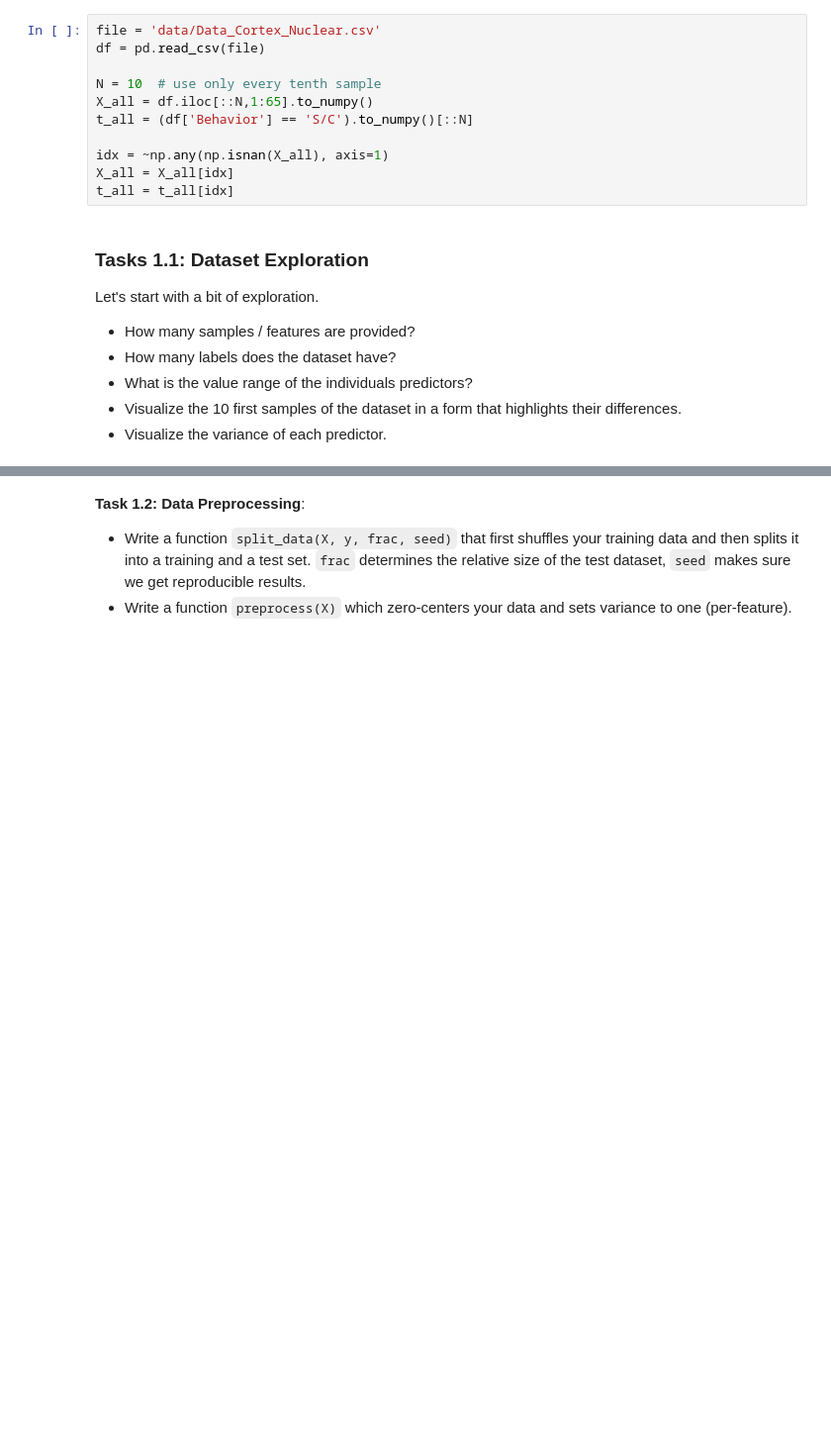
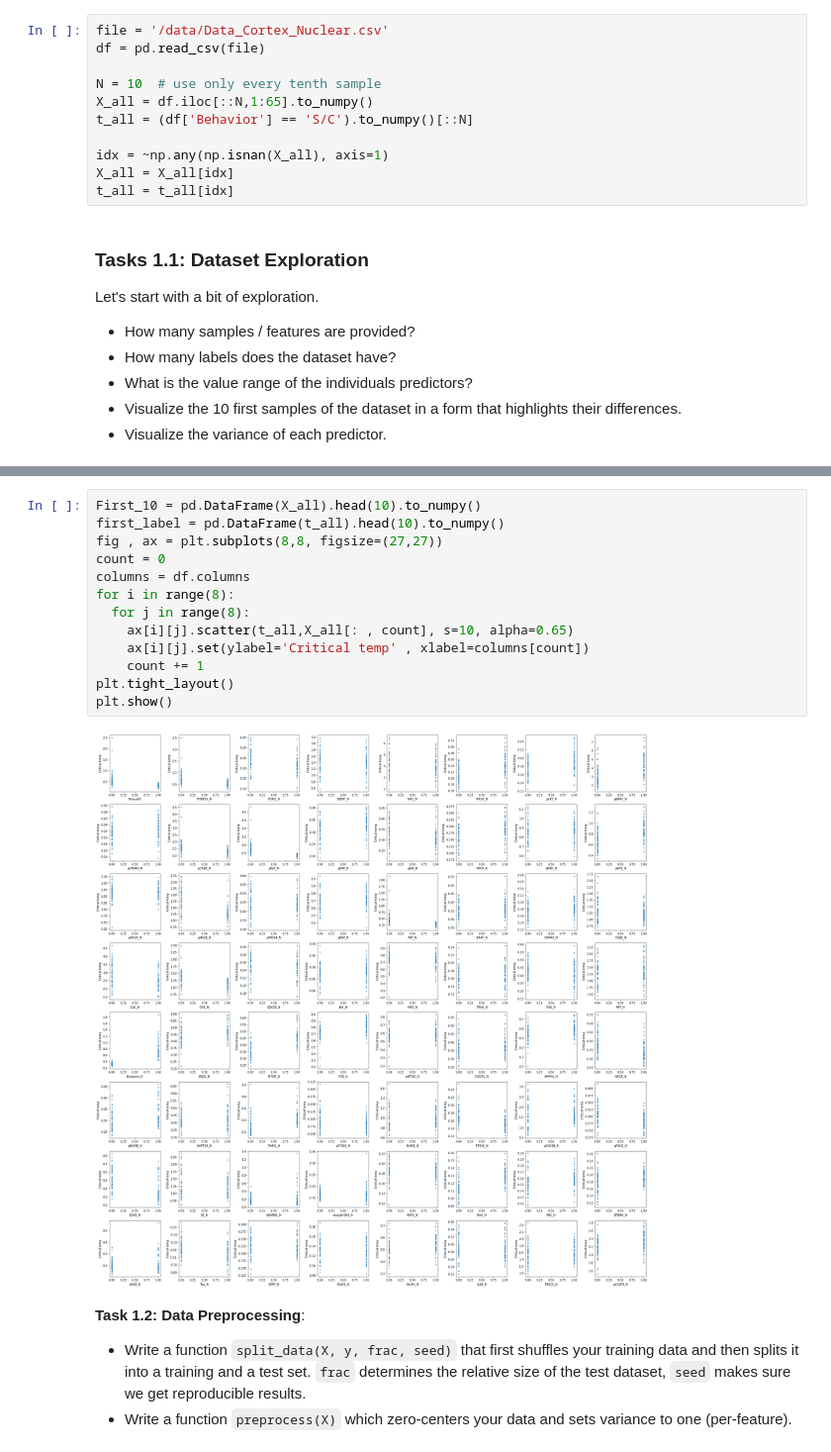
Before and after one commit to Smitpatel37/Machine-Learning-Assignments, a Jupyter notebook: Practical-2/2_NAME1_NAME2_NAME3.ipynb, the cells around one changed output, grey strips where cells are left out. Shown at 99% size. Saved outputs shown, nothing was run; the diff lists cells and outputs as text; blank space fills up the shorter version.

```diff
--- a/Practical-2/2_NAME1_NAME2_NAME3.ipynb
+++ b/Practical-2/2_NAME1_NAME2_NAME3.ipynb
@@ -14,7 +14,7 @@ from sklearn.linear_model import LogisticRegression
 We use the mouse protein expression dataset: https://archive.ics.uci.edu/ml/datasets/Mice+Protein+Expression
 Please use the code provided below for loading the dataset.
 # %%
-file = 'data/Data_Cortex_Nuclear.csv'
+file = '/data/Data_Cortex_Nuclear.csv'
 df = pd.read_csv(file)
 
 N = 10  # use only every tenth sample
@@ -42,6 +50,21 @@ df.iloc[::N,1:65].describe().iloc[[3,7]]
 | min | 0.168493 | 0.292269 | 0.198159 | 1.564858 | 1.991141 | 0.121545 | 0.124793 | 1.555075 | 0.134882 | 0.790958 | ... | ... |
 | max | 2.480316 | 2.488684 | 0.446958 | 3.174743 | 6.465180 | 0.327952 | 0.247874 | 7.464070 | 0.294838 | 4.497337 | ... | ... |
 2 rows × 64 columns
+# %%
+First_10 = pd.DataFrame(X_all).head(10).to_numpy()
+first_label = pd.DataFrame(t_all).head(10).to_numpy()
+fig , ax = plt.subplots(8,8, figsize=(27,27))
+count = 0
+columns = df.columns
+for i in range(8):
+  for j in range(8):
+    ax[i][j].scatter(t_all,X_all[: , count], s=10, alpha=0.65)
+    ax[i][j].set(ylabel='Critical temp' , xlabel=columns[count])
+    count += 1
+plt.tight_layout()
+plt.show()
+# %% [output]
+[figure, added]
 # %% [markdown]
 **Task 1.2: Data Preprocessing**:
 - Write a function `split_data(X, y, frac, seed)` that first shuffles your training data and then splits it into a training and a test set. `frac` determines the relative size of the test dataset, `seed` makes sure we get reproducible
```
Also changed, not shown: parts of 11 cells of this notebook.
